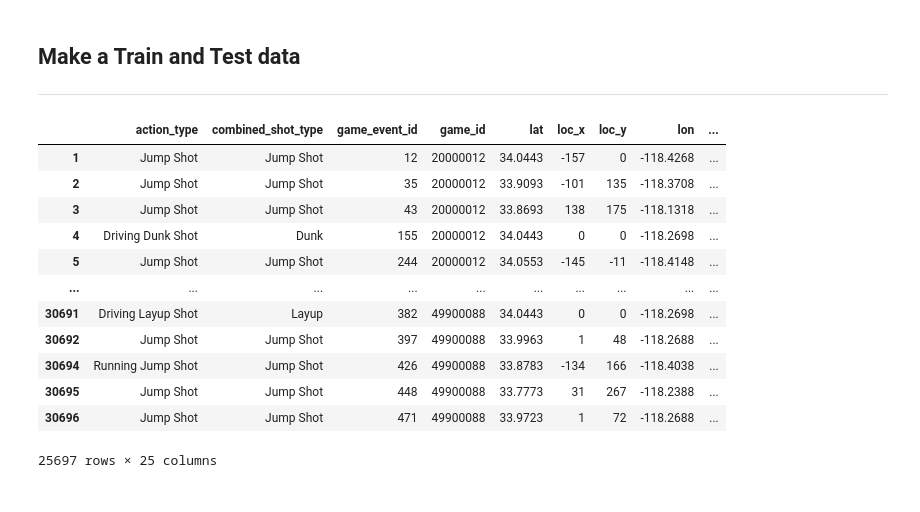
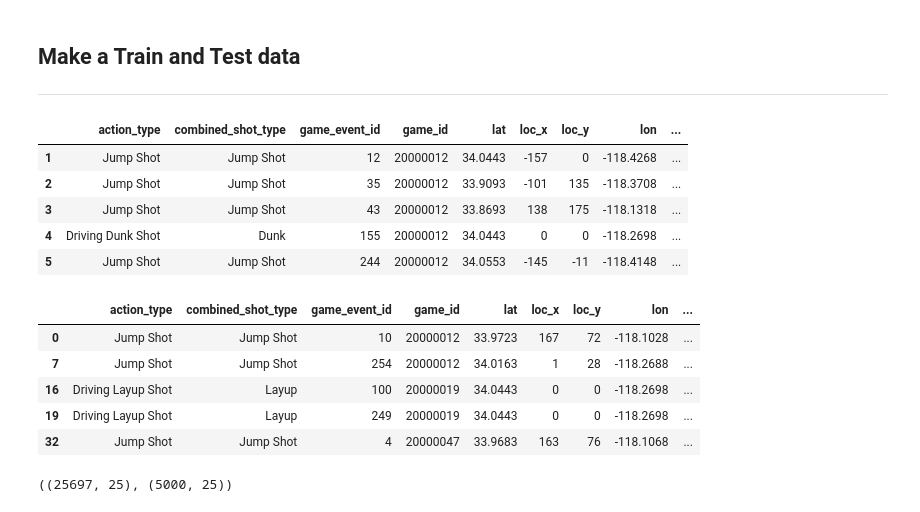
Before and after one commit to laternader/RIP24and2, a Jupyter notebook: for-kobe.ipynb, the cells around one changed output. Saved outputs shown, nothing was run; the diff lists cells and outputs as text; code cells hidden in the pictures.

Commit message:
split into train and validation splits

```diff
--- a/for-kobe.ipynb
+++ b/for-kobe.ipynb
@@ -67,18 +69,26 @@ memory usage: 5.9+ MB
 ---
 # %%
 train = df[(df['shot_made_flag']==1) | (df['shot_made_flag']==0)]
-train = df[(df['shot_made_flag']!=1) | (df['shot_made_flag']!=0)]
+test = df[(df['shot_made_flag']!=1) & (df['shot_made_flag']!=0)]
-# %% [output]
-|  | action_type | combined_shot_type | game_event_id | game_id | lat | loc_x | loc_y | lon | ... |
-| 1 | Jump Shot | Jump Shot | 12 | 20000012 | 34.0443 | -157 | 0 | -118.4268 | ... |
-| 2 | Jump Shot | Jump Shot | 35 | 20000012 | 33.9093 | -101 | 135 | -118.3708 | ... |
-| 3 | Jump Shot | Jump Shot | 43 | 20000012 | 33.8693 | 138 | 175 | -118.1318 | ... |
-| 4 | Driving Dunk Shot | Dunk | 155 | 20000012 | 34.0443 | 0 | 0 | -118.2698 | ... |
-| 5 | Jump Shot | Jump Shot | 244 | 20000012 | 34.0553 | -145 | -11 | -118.4148 | ... |
-| ... | ... | ... | ... | ... | ... | ... | ... | ... | ... |
-| 30691 | Driving Layup Shot | Layup | 382 | 49900088 | 34.0443 | 0 | 0 | -118.2698 | ... |
-| 30692 | Jump Shot | Jump Shot | 397 | 49900088 | 33.9963 | 1 | 48 | -118.2688 | ... |
-| 30694 | Running Jump Shot | Jump Shot | 426 | 49900088 | 33.8783 | -134 | 166 | -118.4038 | ... |
-| 30695 | Jump Shot | Jump Shot | 448 | 49900088 | 33.7773 | 31 | 267 | -118.2388 | ... |
-| 30696 | Jump Shot | Jump Shot | 471 | 49900088 | 33.9723 | 1 | 72 | -118.2688 | ... |
-25697 rows × 25 columns
+# %%
+train.head()
+# %% [output]
+|  | action_type | combined_shot_type | game_event_id | game_id | lat | loc_x | loc_y | lon | ... |
+| 1 | Jump Shot | Jump Shot | 12 | 20000012 | 34.0443 | -157 | 0 | -118.4268 | ... |
+| 2 | Jump Shot | Jump Shot | 35 | 20000012 | 33.9093 | -101 | 135 | -118.3708 | ... |
+| 3 | Jump Shot | Jump Shot | 43 | 20000012 | 33.8693 | 138 | 175 | -118.1318 | ... |
+| 4 | Driving Dunk Shot | Dunk | 155 | 20000012 | 34.0443 | 0 | 0 | -118.2698 | ... |
+| 5 | Jump Shot | Jump Shot | 244 | 20000012 | 34.0553 | -145 | -11 | -118.4148 | ... |
+# %%
+test.head()
+# %% [output]
+|  | action_type | combined_shot_type | game_event_id | game_id | lat | loc_x | loc_y | lon | ... |
+| 0 | Jump Shot | Jump Shot | 10 | 20000012 | 33.9723 | 167 | 72 | -118.1028 | ... |
+| 7 | Jump Shot | Jump Shot | 254 | 20000012 | 34.0163 | 1 | 28 | -118.2688 | ... |
+| 16 | Driving Layup Shot | Layup | 100 | 20000019 | 34.0443 | 0 | 0 | -118.2698 | ... |
+| 19 | Driving Layup Shot | Layup | 249 | 20000019 | 34.0443 | 0 | 0 | -118.2698 | ... |
+| 32 | Jump Shot | Jump Shot | 4 | 20000047 | 33.9683 | 163 | 76 | -118.1068 | ... |
+# %%
+train.shape, test.shape
+# %% [output]
+((25697, 25), (5000, 25))
```
Also changed, not shown: parts of 11 cells of this notebook.
